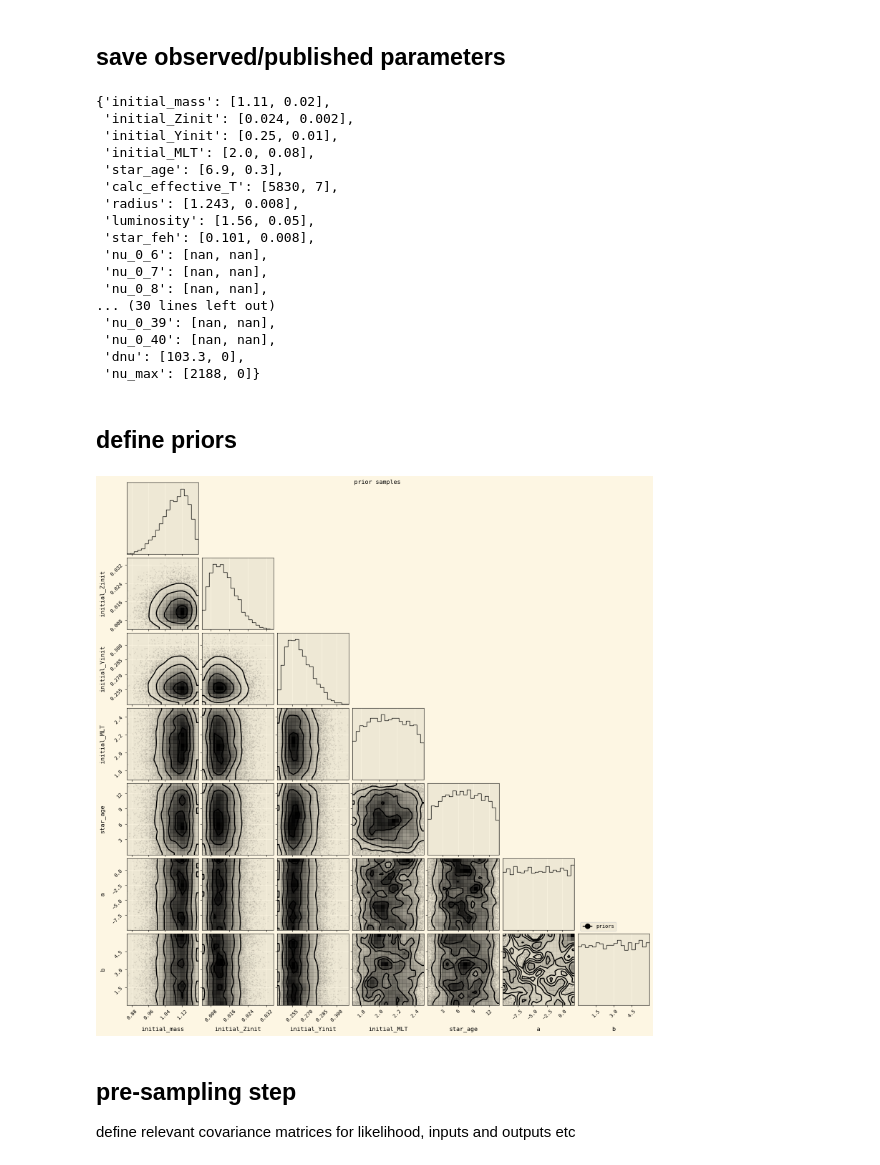
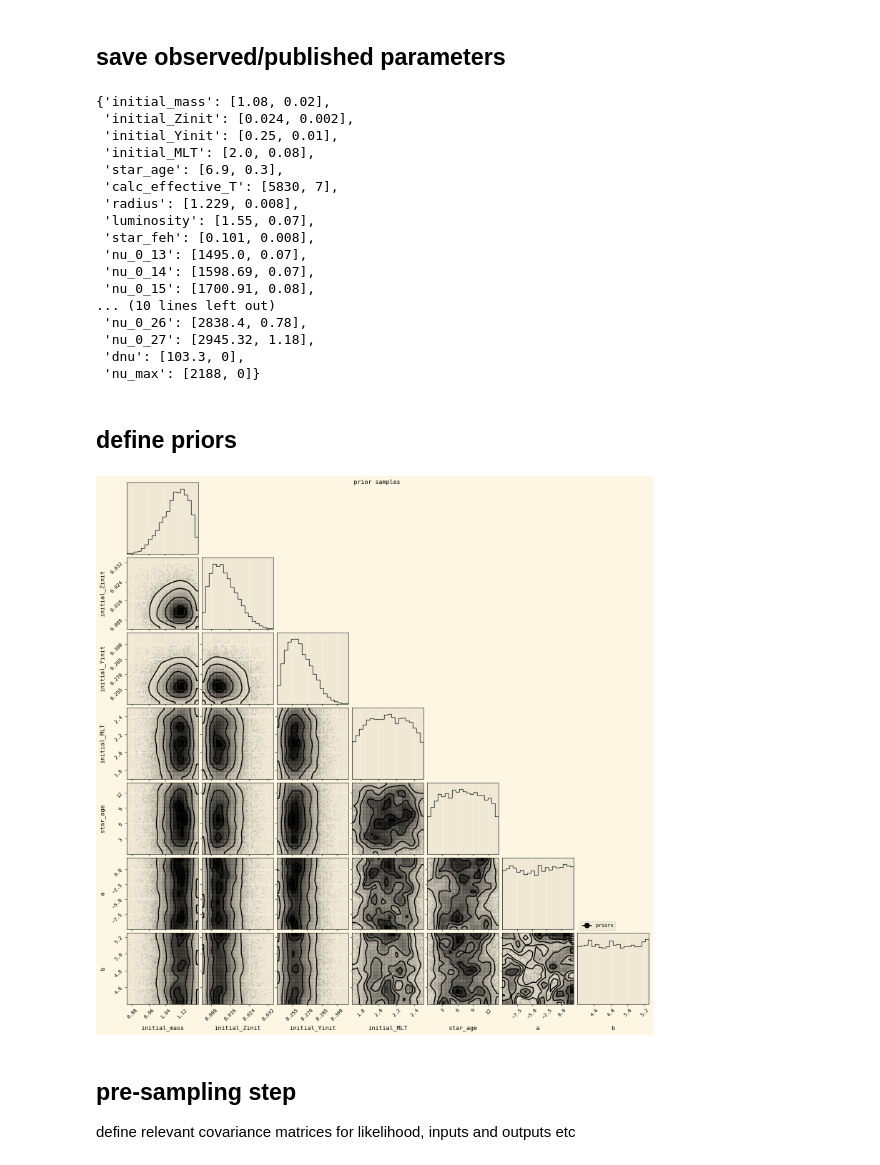
Before and after one commit to ojscutt/ultranest-pitchfork, a Jupyter notebook: stars/16Cyg/16CygA/16CygA.ipynb, the cells around one changed output. Cells and saved outputs as stored; diff of their text form; code cells hidden in the pictures.

```diff
--- a/stars/16Cyg/16CygA/16CygA.ipynb
+++ b/stars/16Cyg/16CygA/16CygA.ipynb
@@ -85,7 +90,7 @@ star_age range: [min = 0.029664111540787196, max = 13.999973871651315]
 #parameters for star, [value,unc], NaN for not found/published
 #1 : Davies, G.R, 2015
 #2 : Metcalfe, T, 2012
-#3 : Ramirez, Melendez, Asplund, 2009
+#3 : Maia 2014
 #4 : Lund, M., 2017
 
 star_name = '16CygA'
@@ -93,24 +98,17 @@ star_KIC = '12069424'
 
 star_dict={}
 
-star_dict['initial_mass']=[1.11, 0.02] #2
+star_dict['initial_mass']=[1.08, 0.02] #2
 star_dict['initial_Zinit']= [0.024, 0.002] #2
 star_dict['initial_Yinit']= [0.25, 0.01] #2
 star_dict['initial_MLT']= [2.00, 0.08] #2
 star_dict['star_age']=[6.9, 0.3] #2
 
 star_dict['calc_effective_T']=[5830, 7]  #3
-star_dict['radius']=[1.243, 0.008] #2
-star_dict['luminosity']=[1.56, 0.05] #2
+star_dict['radius']=[1.229, 0.008] #2
+star_dict['luminosity']=[1.55, 0.07] #2
 star_dict['star_feh']=[0.101, 0.008] #3
 
-star_dict['nu_0_6']= [np.nan, np.nan]
-star_dict['nu_0_7']= [np.nan, np.nan]
-star_dict['nu_0_8']= [np.nan, np.nan]
-star_dict['nu_0_9']= [np.nan, np.nan]
-star_dict['nu_0_10']= [np.nan, np.nan]
-star_dict['nu_0_11']= [np.nan, np.nan]
-star_dict['nu_0_12']= [np.nan, np.nan]
 star_dict['nu_0_13']= [1495.00, 0.07]
 star_dict['nu_0_14']= [1598.69, 0.07]
 star_dict['nu_0_15']= [1700.91, 0.08]
@@ -126,19 +124,6 @@ star_dict['nu_0_24']= [2629.20, 0.18]
 star_dict['nu_0_25']= [2733.61, 0.46]
 star_dict['nu_0_26']= [2838.40, 0.78]
 star_dict['nu_0_27']= [2945.32, 1.18]
-star_dict['nu_0_28']= [np.nan, np.nan]
-star_dict['nu_0_29']= [np.nan, np.nan]
-star_dict['nu_0_30']= [np.nan, np.nan]
-star_dict['nu_0_31']= [np.nan, np.nan]
-star_dict['nu_0_32']= [np.nan, np.nan]
-star_dict['nu_0_33']= [np.nan, np.nan]
-star_dict['nu_0_34']= [np.nan, np.nan]
-star_dict['nu_0_35']= [np.nan, np.nan]
-star_dict['nu_0_36']= [np.nan, np.nan]
-star_dict['nu_0_37']= [np.nan, np.nan]
-star_dict['nu_0_38']= [np.nan, np.nan]
-star_dict['nu_0_39']= [np.nan, np.nan]
-star_dict['nu_0_40']= [np.nan, np.nan]
 
 star_dict['dnu'] = [103.3,0]
 star_dict['nu_max'] = [2188,0]
@@ -148,21 +133,21 @@ with open(f'{star_name}.json', 'w') as fp:
 
 star_dict
 # %% [output]
-{'initial_mass': [1.11, 0.02],
+{'initial_mass': [1.08, 0.02],
  'initial_Zinit': [0.024, 0.002],
  'initial_Yinit': [0.25, 0.01],
  'initial_MLT': [2.0, 0.08],
  'star_age': [6.9, 0.3],
  'calc_effective_T': [5830, 7],
- 'radius': [1.243, 0.008],
- 'luminosity': [1.56, 0.05],
+ 'radius': [1.229, 0.008],
+ 'luminosity': [1.55, 0.07],
  'star_feh': [0.101, 0.008],
- 'nu_0_6': [nan, nan],
- 'nu_0_7': [nan, nan],
- 'nu_0_8': [nan, nan],
-... (30 lines left out)
- 'nu_0_39': [nan, nan],
- 'nu_0_40': [nan, nan],
+ 'nu_0_13': [1495.0, 0.07],
+ 'nu_0_14': [1598.69, 0.07],
+ 'nu_0_15': [1700.91, 0.08],
+... (10 lines left out)
+ 'nu_0_26': [2838.4, 0.78],
+ 'nu_0_27': [2945.32, 1.18],
  'dnu': [103.3, 0],
  'nu_max': [2188, 0]}
 # %% [markdown]
@@ -170,33 +155,33 @@ star_dict
 # %%
 labels = ['initial_mass', 'initial_Zinit', 'initial_Yinit', 'initial_MLT', 'star_age', 'a', 'b']
 
 mass_prior = prior_funcs.custom_beta_prior(0.8, 1.2, a=5, b=2)
 
 Zinit_prior = prior_funcs.custom_beta_prior(0.004, 0.038, a=2, b=5)
 
 Yinit_prior = prior_funcs.custom_beta_prior(0.24, 0.32, a=2, b=5)
 
 MLT_prior = prior_funcs.custom_beta_prior(1.7, 2.5, a=1.2, b=1.2)
 
 age_prior = prior_funcs.custom_beta_prior(0.03, 14, a=1.2, b=1.2)
 
 a_prior = prior_funcs.custom_uniform_prior(-10, 2)
 
-b_prior = prior_funcs.custom_uniform_prior(0, 6)
+b_prior = prior_funcs.custom_uniform_prior(4.4, 5.25)
 
 priors = [mass_prior, Zinit_prior, Yinit_prior, MLT_prior, age_prior, a_prior, b_prior]
 
 size = 10000
 plot_prior_samples = np.array([prior.rvs(size=size) for prior in priors])
 legend_labels = []
 corner_color = 'black'
 corner.corner(plot_prior_samples.T, labels = labels, color=corner_color, hist_kwargs={'density':True}, smooth=True);
 legend_labels = legend_labels + [Line2D([0], [0], marker='o', color =corner_color, markerfacecolor = corner_color, markersize=10, label='priors')]
 plt.suptitle('prior samples')
 plt.legend(handles=legend_labels, bbox_to_anchor=(0., 1.0, 1., .0), loc=0)
 plt.show()
 # %% [output]
-[figure, old version]
+[figure, new version]
 # %% [markdown]
 ## pre-sampling step
 define relevant covariance matrices for likelihood, inputs and outputs etc
```
Also changed, not shown: parts of 3 cells of this notebook, 57 other files.
